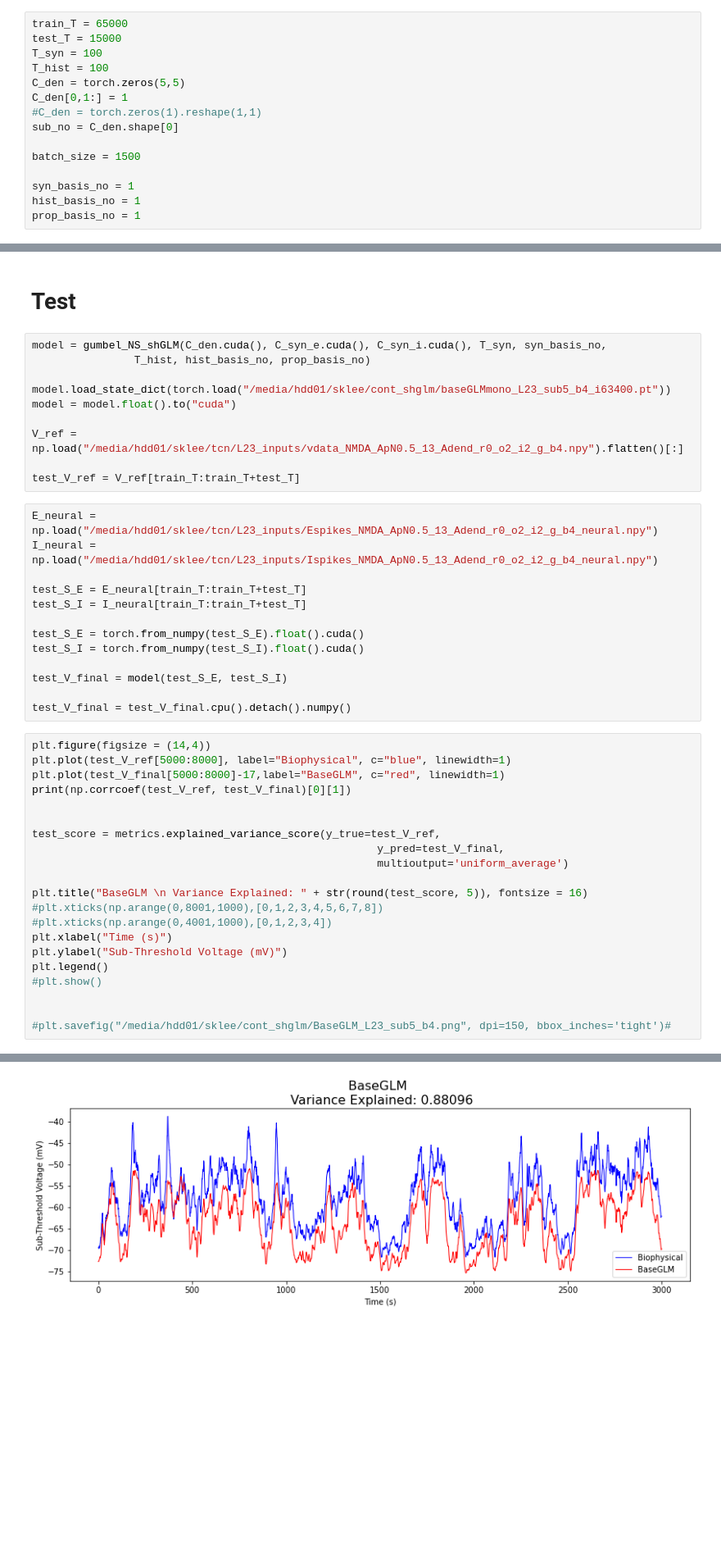
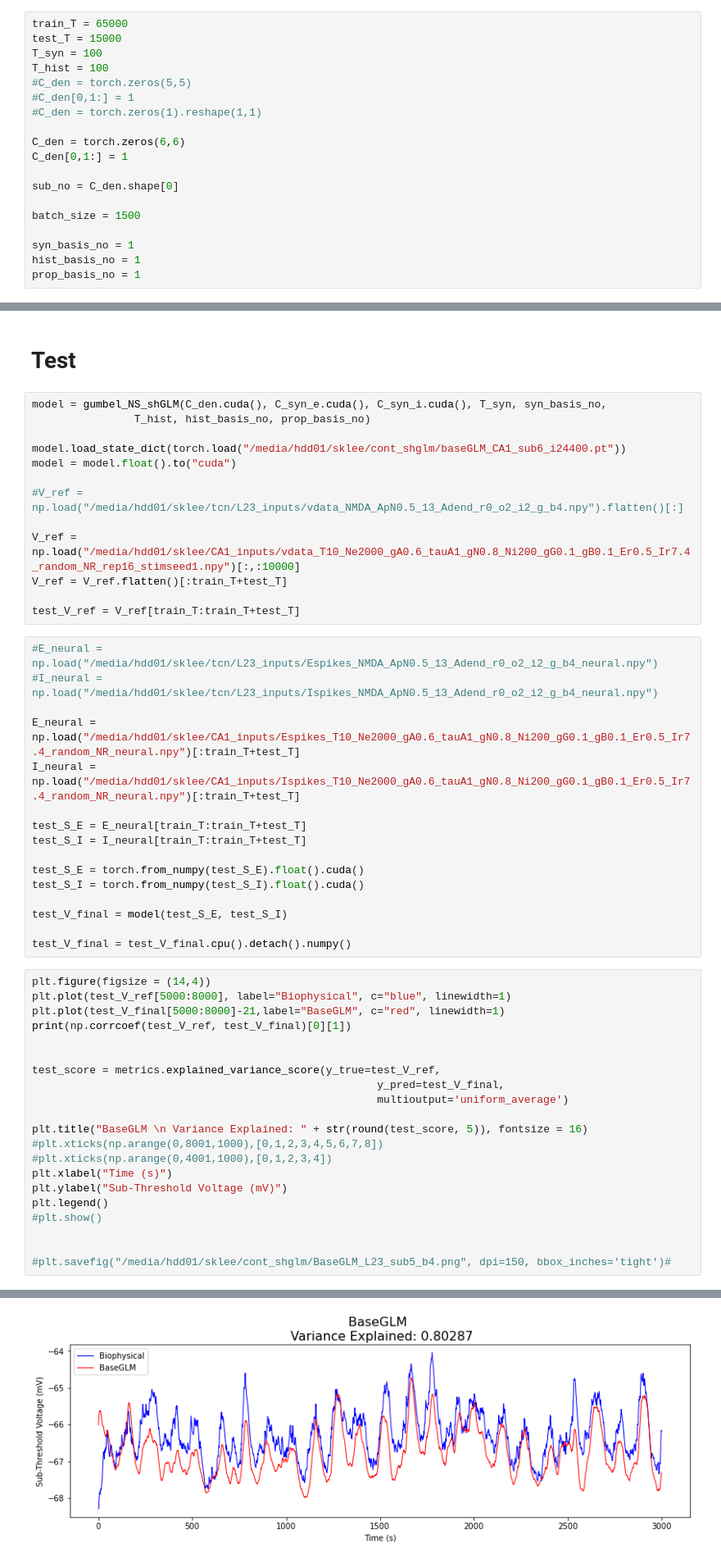
Before and after one commit to yjkimnada/cambridge, a Jupyter notebook: shGLM/gumbel_V2_NS_shGLM_fit.ipynb, the cells around one changed output, grey strips where cells are left out. Shown at 82% size. Saved outputs shown, nothing was run; the diff lists cells and outputs as text; blank space fills up the shorter version.

```diff
--- a/shGLM/gumbel_V2_NS_shGLM_fit.ipynb
+++ b/shGLM/gumbel_V2_NS_shGLM_fit.ipynb
@@ -16,9 +16,13 @@ train_T = 65000
 test_T = 15000
 T_syn = 100
 T_hist = 100
-C_den = torch.zeros(5,5)
+#C_den = torch.zeros(5,5)
+#C_den[0,1:] = 1
+#C_den = torch.zeros(1).reshape(1,1)
+
+C_den = torch.zeros(6,6)
 C_den[0,1:] = 1
-#C_den = torch.zeros(1).reshape(1,1)
+
 sub_no = C_den.shape[0]
 
 batch_size = 1500
@@ -169,15 +232,21 @@ TEST 63450 4.797891539432513 0.880995169167731 0.8757466683292056
 model = gumbel_NS_shGLM(C_den.cuda(), C_syn_e.cuda(), C_syn_i.cuda(), T_syn, syn_basis_no,
                 T_hist, hist_basis_no, prop_basis_no)
 
-model.load_state_dict(torch.load("/media/hdd01/sklee/cont_shglm/baseGLMmono_L23_sub5_b4_i63400.pt"))
+model.load_state_dict(torch.load("/media/hdd01/sklee/cont_shglm/baseGLM_CA1_sub6_i24400.pt"))
 model = model.float().to("cuda")
 
-V_ref = np.load("/media/hdd01/sklee/tcn/L23_inputs/vdata_NMDA_ApN0.5_13_Adend_r0_o2_i2_g_b4.npy").flatten()[:]
+#V_ref = np.load("/media/hdd01/sklee/tcn/L23_inputs/vdata_NMDA_ApN0.5_13_Adend_r0_o2_i2_g_b4.npy").flatten()[:]
+
+V_ref = np.load("/media/hdd01/sklee/CA1_inputs/vdata_T10_Ne2000_gA0.6_tauA1_gN0.8_Ni200_gG0.1_gB0.1_Er0.5_Ir7.4_random_NR_rep16_stimseed1.npy")[:,:10000]
+V_ref = V_ref.flatten()[:train_T+test_T]
 
 test_V_ref = V_ref[train_T:train_T+test_T]
 # %%
-E_neural = np.load("/media/hdd01/sklee/tcn/L23_inputs/Espikes_NMDA_ApN0.5_13_Adend_r0_o2_i2_g_b4_neural.npy")
-I_neural = np.load("/media/hdd01/sklee/tcn/L23_inputs/Ispikes_NMDA_ApN0.5_13_Adend_r0_o2_i2_g_b4_neural.npy")
+#E_neural = np.load("/media/hdd01/sklee/tcn/L23_inputs/Espikes_NMDA_ApN0.5_13_Adend_r0_o2_i2_g_b4_neural.npy")
+#I_neural = np.load("/media/hdd01/sklee/tcn/L23_inputs/Ispikes_NMDA_ApN0.5_13_Adend_r0_o2_i2_g_b4_neural.npy")
+
+E_neural = np.load("/media/hdd01/sklee/CA1_inputs/Espikes_T10_Ne2000_gA0.6_tauA1_gN0.8_Ni200_gG0.1_gB0.1_Er0.5_Ir7.4_random_NR_neural.npy")[:train_T+test_T]
+I_neural = np.load("/media/hdd01/sklee/CA1_inputs/Ispikes_T10_Ne2000_gA0.6_tauA1_gN0.8_Ni200_gG0.1_gB0.1_Er0.5_Ir7.4_random_NR_neural.npy")[:train_T+test_T]
 
 test_S_E = E_neural[train_T:train_T+test_T]
 test_S_I = I_neural[train_T:train_T+test_T]
@@ -191,7 +260,7 @@ test_V_final = test_V_final.cpu().detach().numpy()
 # %%
 plt.figure(figsize = (14,4))
 plt.plot(test_V_ref[5000:8000], label="Biophysical", c="blue", linewidth=1)
-plt.plot(test_V_final[5000:8000]-17,label="BaseGLM", c="red", linewidth=1)
+plt.plot(test_V_final[5000:8000]-21,label="BaseGLM", c="red", linewidth=1)
 print(np.corrcoef(test_V_ref, test_V_final)[0][1])
 
 
@@ -214,3 +283,3 @@ plt.legend()
 <matplotlib.legend.Legend at 0x...>
-[figure, old version]
+[figure, new version]
 # %%
```
Also changed, not shown: parts of 10 cells of this notebook, 6 other files.
